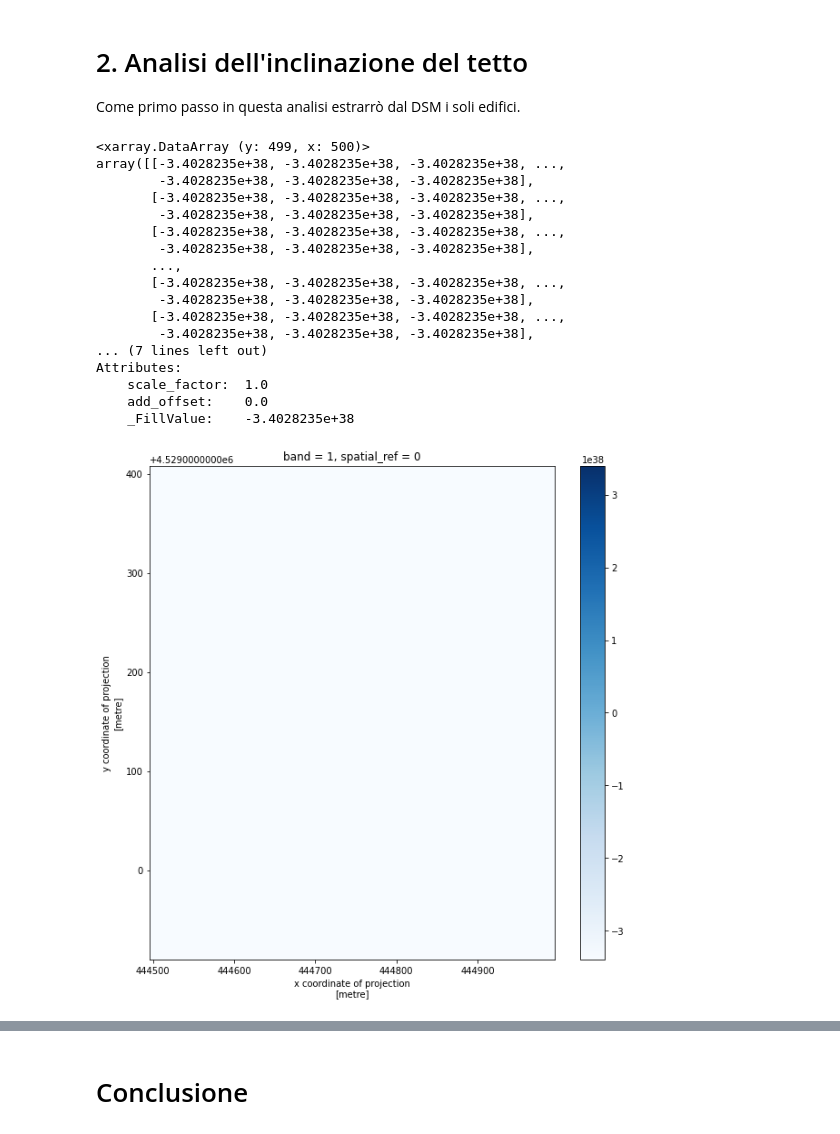
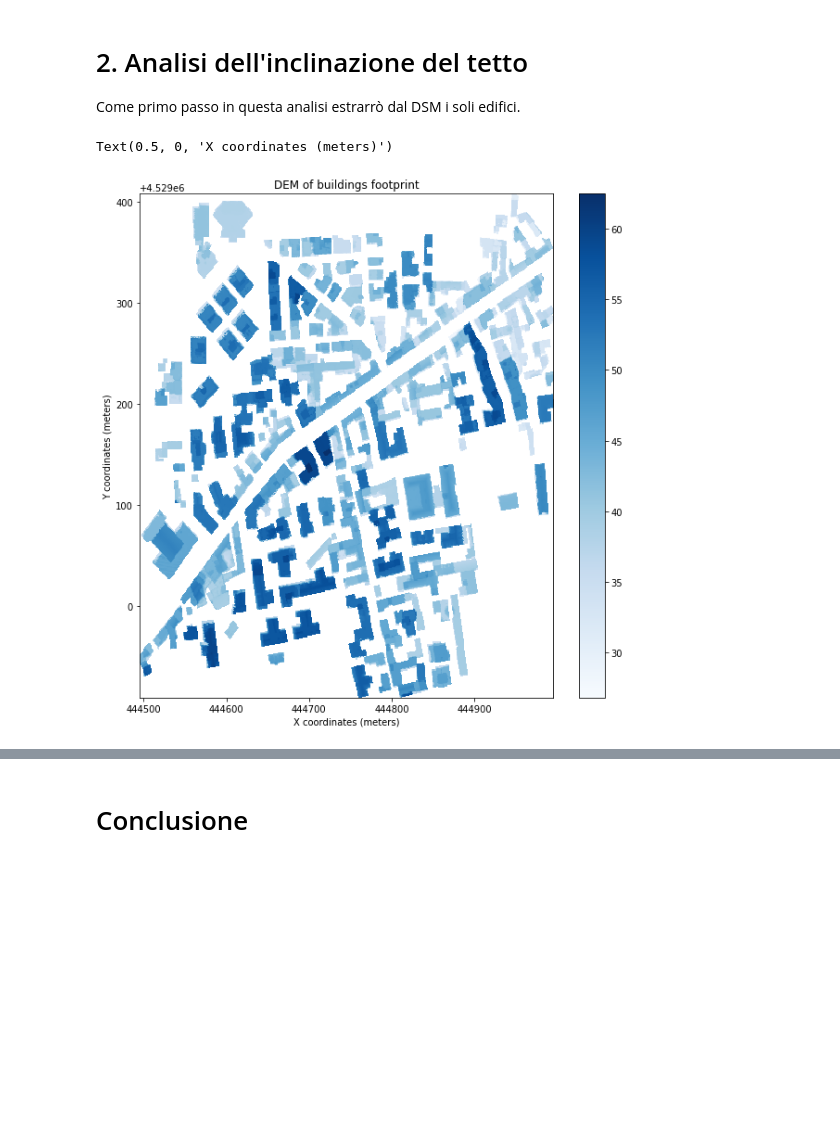
Before and after one commit to MaxDragonheart/PyGIS-Blog, a Jupyter notebook: _notebooks/2022-05-21-verificare-il-potenziale-fotovoltaico-di-un-tetto.ipynb, the cells around one changed output, grey strips where cells are left out. Cells and saved outputs as stored; diff of their text form; code cells hidden in the pictures; blank space fills up the shorter version.

```diff
--- a/_notebooks/2022-05-21-verificare-il-potenziale-fotovoltaico-di-un-tetto.ipynb
+++ b/_notebooks/2022-05-21-verificare-il-potenziale-fotovoltaico-di-un-tetto.ipynb
@@ -114,49 +117,16 @@ Come primo passo in questa analisi estrarrò dal DSM i soli edifici.
 # %%
 raster_clipped = raster.rio.clip(
     geometries=vector.geometry, crs=raster.rio.crs, all_touched=True, drop=True
+).squeeze()
+
+fig, ax = plt.subplots(figsize=(10, 10))
+
+raster_clipped.plot.imshow(
+    cmap='Blues',
 )
-raster_clipped
-#raster_clipped.rio.to_raster('/home/max/DEV/test-data/output-data/clip.tif', driver="GTiff")
-# fig, ax = plt.subplots(figsize=(10, 10))
-# show(
-#     source=raster_clipped,
-#     cmap='tab20c_r',
-#     contour=True,
-#     ax=ax,
-#     transform=raster_clipped.transform
-# )
-# show(
-#     source=raster_clipped,
-#     cmap='Blues',
-#     ax=ax,
-#     transform=raster_clipped.transform
-# )
+plt.title("DEM of buildings footprint")
+plt.ylabel("Y coordinates (meters)")
+plt.xlabel("X coordinates (meters)")
 # %% [output]
-<xarray.DataArray (y: 499, x: 500)>
-array([[-3.4028235e+38, -3.4028235e+38, -3.4028235e+38, ...,
-        -3.4028235e+38, -3.4028235e+38, -3.4028235e+38],
-       [-3.4028235e+38, -3.4028235e+38, -3.4028235e+38, ...,
-        -3.4028235e+38, -3.4028235e+38, -3.4028235e+38],
-       [-3.4028235e+38, -3.4028235e+38, -3.4028235e+38, ...,
-        -3.4028235e+38, -3.4028235e+38, -3.4028235e+38],
-       ...,
-       [-3.4028235e+38, -3.4028235e+38, -3.4028235e+38, ...,
-        -3.4028235e+38, -3.4028235e+38, -3.4028235e+38],
-       [-3.4028235e+38, -3.4028235e+38, -3.4028235e+38, ...,
-        -3.4028235e+38, -3.4028235e+38, -3.4028235e+38],
-... (7 lines left out)
-Attributes:
-    scale_factor:  1.0
-    add_offset:    0.0
-    _FillValue:    -3.4028235e+38
+Text(0.5, 0, 'X coordinates (meters)')
+[figure, added]
-# %%
-fig, ax = plt.subplots(figsize=(10, 10))
-
-imshow(
-    raster_clipped,
-    cmap='Blues',
-    ax=ax,
-)
-plt.show()
-# %% [output]
-[figure, removed]
```
Also changed, not shown: parts of 8 cells of this notebook.
